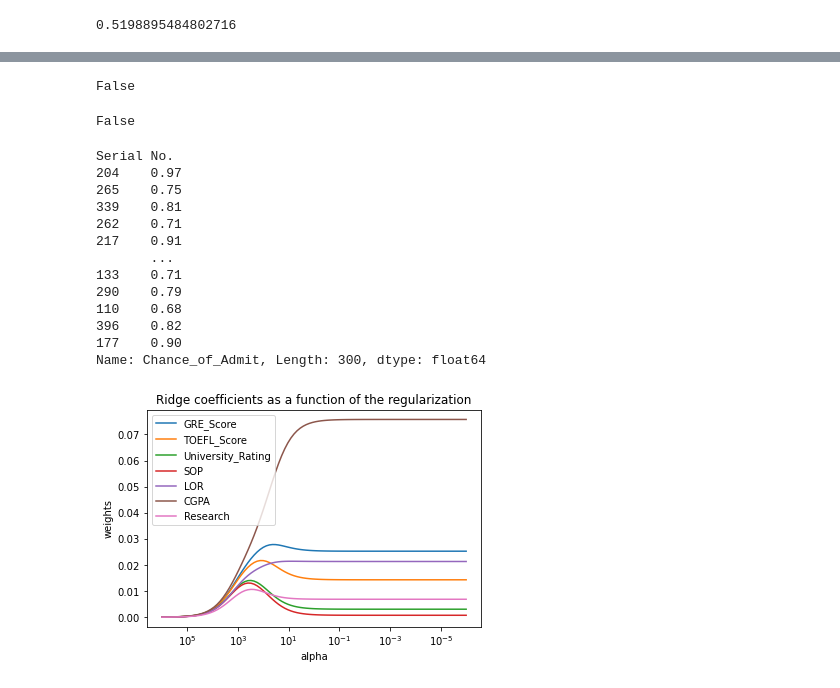
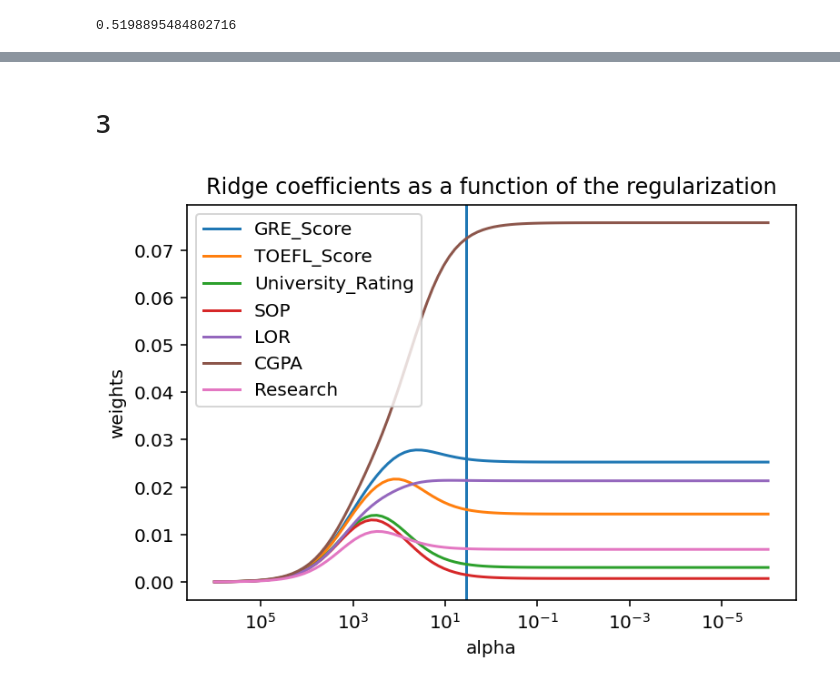
Before and after one commit to ChandlerWann/AML-HW1, a Jupyter notebook: MIS_382N_HW1-2.ipynb, the cells around one changed output, grey strips where cells are left out. Saved outputs shown, nothing was run; the diff lists cells and outputs as text; code cells hidden in the pictures.

```diff
--- a/MIS_382N_HW1-2.ipynb
+++ b/MIS_382N_HW1-2.ipynb
@@ -217,9 +257,9 @@ linspace=10**np.linspace(6,-6,100)
 from sklearn.linear_model import Lasso
 my_dict={ }
 for a in linspace:
-    clf = Lasso(alpha=a)
+    clf = Ridge(alpha=a)
     clf.fit(X_train_scaled, y_train)
     score = cross_val_score(clf, X_train_scaled, y_train, scoring = make_scorer(mean_squared_error), cv=cv)
-    my_dict[a] = score
+    my_dict[mean(score)] = a
 
-print(my_dict)
+#my_dict
@@ -237,23 +278,23 @@ MSE = 0.5050214280911591
 # %%
+####################################
 #### Lasso Regression
-clf = Ridge(alpha=.1)
+####################################
+clf = Lasso(alpha=.1)
 clf.fit(X_train_scaled, y_train)
 
-residuals = (clf.predict(X_test_scaled)-y_test)**2
+#residuals = (clf.predict(X_test_scaled)-y_test)**2
 
-MSE = residuals.sum()
+#MSE = residuals.sum()
 
 linspace=10**np.linspace(6,-6,100)
 
 my_dict1={ }
 for a in linspace:
-    clf = Ridge(alpha=a)
+    clf = Lasso(alpha=a)
     clf.fit(X_train_scaled, y_train)
-    residuals = (clf.predict(X_test_scaled)-y_test)**2
-    MSE = residuals.sum()
-    my_dict1[MSE] = a
+    score1 = cross_val_score(clf, X_train_scaled, y_train, scoring = make_scorer(mean_squared_error), cv=cv)
+    my_dict1[mean(score1)] = a
 
-#print(my_list)
 
 MSE_min2 =min(my_dict1.keys())
 
@@ -271,16 +308,12 @@ False
-# %%
-alpha2 == alpha
-# %% [output]
-False
-# %%
-my_dict1 == my_dict
-# %% [output]
-False
+# %% [markdown]
+# 3
 # %%
-##### 3
-## Ridge
+
+##################################
+####### Ridge
+#####################################
 my_list=[]
-alphas = linspace=10**np.linspace(6,-6,100)
+alphas =10**np.linspace(6,-6,100)
 for a in linspace:
     clf = Ridge(alpha=a)
     clf.fit(X_train_scaled, y_train)
@@ -288,34 +321,21 @@ for a in linspace:
     my_list.append(clf.coef_)
 
 #print(my_list)
-# %% [output]
-Serial No.
-204    0.97
-265    0.75
-339    0.81
-262    0.71
-217    0.91
-       ...
-133    0.71
-290    0.79
-110    0.68
-396    0.82
-177    0.90
-Name: Chance_of_Admit, Length: 300, dtype: float64
 # %%
 import matplotlib.pyplot as plt
 # %%
 ax = plt.gca()
 
 ax.plot(alphas, my_list)
 ax.set_xscale('log')
 ax.set_xlim(ax.get_xlim()[::-1])  # reverse axis
 plt.xlabel('alpha')
 plt.ylabel('weights')
 plt.title('Ridge coefficients as a function of the regularization')
 plt.axis('tight')
 plt.legend(X_train.columns, loc='best')
+plt.vlines(alpha, ymin = -1, ymax = .17)
 plt.show()
 # %% [output]
-[figure, old version]
+[figure, new version]
 # %%
```
Also changed, not shown: parts of 46 cells of this notebook.
